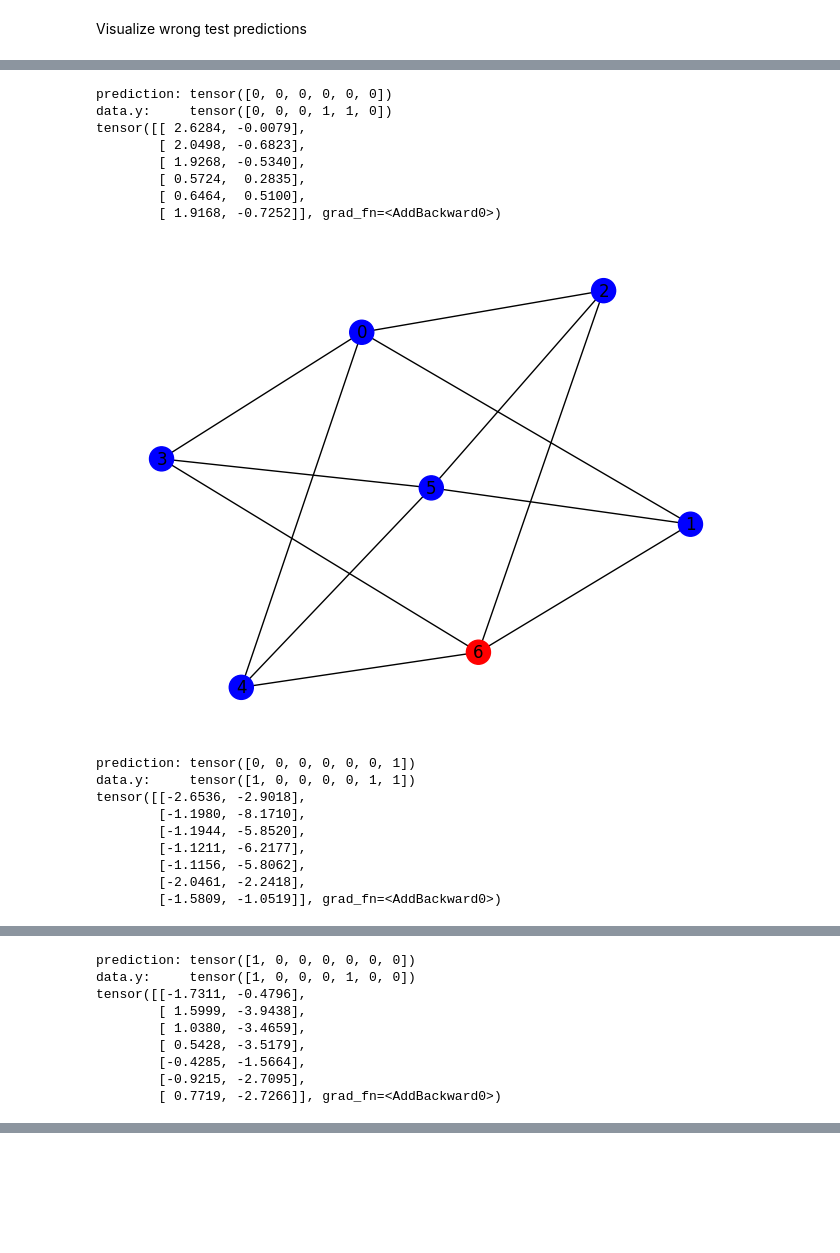
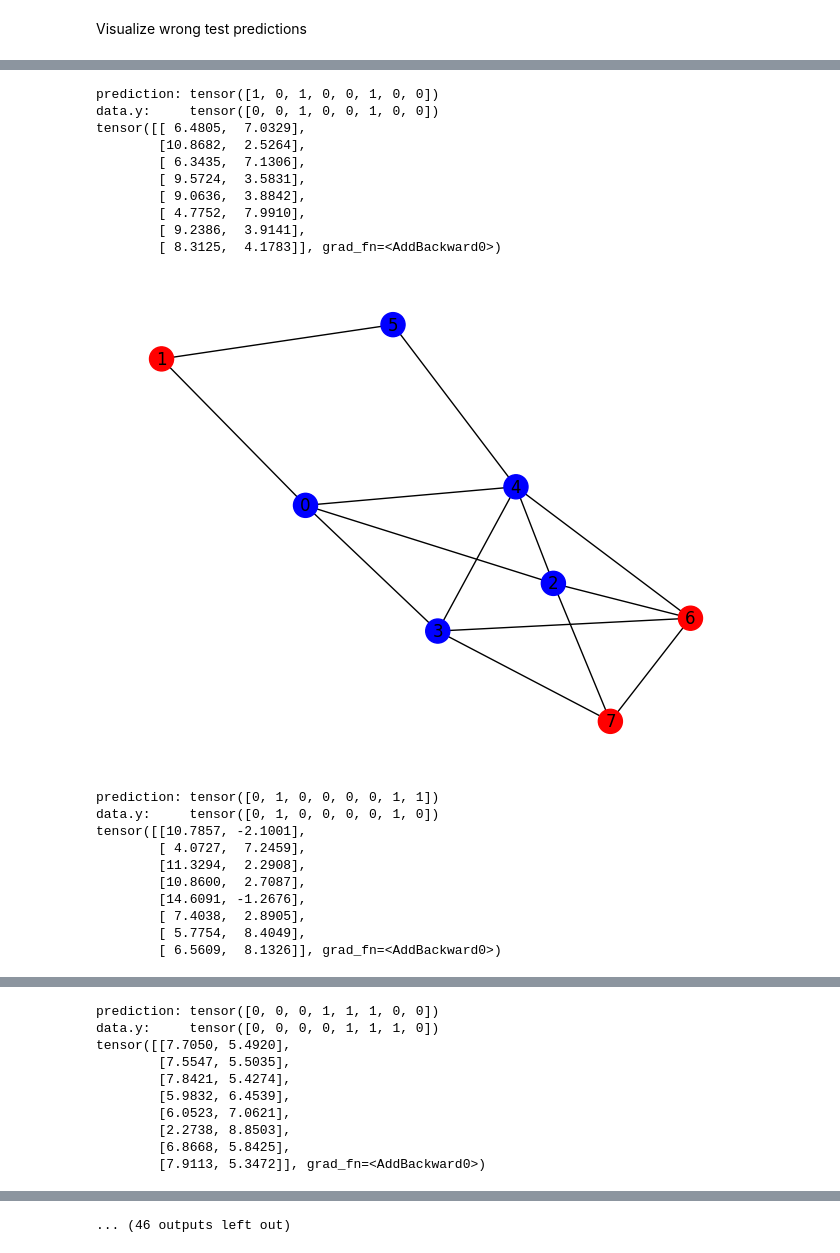
Before and after one commit to mkozlik/MIDS-GNN, a Jupyter notebook: MIDS_GNN.ipynb, the cells around one changed output, grey strips where cells are left out. Drawn from its saved outputs; the diff is of its cells as text; code cells hidden in the pictures; blank space fills up the shorter version.

```diff
--- a/MIDS_GNN.ipynb
+++ b/MIDS_GNN.ipynb
@@ -523,8 +523,11 @@ from torch_geometric.loader import DataLoader
 from torch_geometric.nn import GATConv
 
 #path = osp.join(osp.dirname(osp.realpath(__file__)), '..', 'data', 'PPI')
-train_dataset = dataset[:2000]
-test_dataset = dataset[2000:3171]
+torch.manual_seed(12345)
+dataset = dataset.shuffle()
+
+train_dataset = dataset[:3000]
+test_dataset = dataset[3000:3171]
 #val_dataset = PPI(path, split='val')
 
 train_loader = DataLoader(train_dataset, batch_size=128, shuffle=True)
@@ -661,5 +665,5 @@ torch.save(model, '3000g_4f.pth')
 # %%
-loaded = torch.load('3000g_4f.pth')
+loaded = torch.load('3000g_5f.pth')
 # %%
 def examine_pred(data, pred):
     G = pygUtils.to_networkx(data, to_undirected=True)
@@ -694,7 +698,7 @@ test(loader)
 # %% [markdown]
 Visualize wrong test predictions
 # %%
-for i in range(100):
+for i in range(500):
   d = dataset[i]
   predik = loaded(d.x, d.edge_index).argmax(dim=1)
   if not torch.equal(predik, d.y.type(torch.LongTensor)):
@@ -705,18 +709,21 @@ for i in range(100):
-prediction: tensor([0, 0, 0, 0, 0, 0])
-data.y:     tensor([0, 0, 0, 1, 1, 0])
-tensor([[ 2.6284, -0.0079],
-        [ 2.0498, -0.6823],
-        [ 1.9268, -0.5340],
-        [ 0.5724,  0.2835],
-        [ 0.6464,  0.5100],
-        [ 1.9168, -0.7252]], grad_fn=<AddBackward0>)
+prediction: tensor([1, 0, 1, 0, 0, 1, 0, 0])
+data.y:     tensor([0, 0, 1, 0, 0, 1, 0, 0])
+tensor([[ 6.4805,  7.0329],
+        [10.8682,  2.5264],
+        [ 6.3435,  7.1306],
+        [ 9.5724,  3.5831],
+        [ 9.0636,  3.8842],
+        [ 4.7752,  7.9910],
+        [ 9.2386,  3.9141],
+        [ 8.3125,  4.1783]], grad_fn=<AddBackward0>)
-[figure, old version]
+[figure, new version]
-prediction: tensor([0, 0, 0, 0, 0, 0, 1])
-data.y:     tensor([1, 0, 0, 0, 0, 1, 1])
-tensor([[-2.6536, -2.9018],
-        [-1.1980, -8.1710],
-        [-1.1944, -5.8520],
-        [-1.1211, -6.2177],
-        [-1.1156, -5.8062],
-        [-2.0461, -2.2418],
-        [-1.5809, -1.0519]], grad_fn=<AddBackward0>)
+prediction: tensor([0, 1, 0, 0, 0, 0, 1, 1])
+data.y:     tensor([0, 1, 0, 0, 0, 0, 1, 0])
+tensor([[10.7857, -2.1001],
+        [ 4.0727,  7.2459],
+        [11.3294,  2.2908],
+        [10.8600,  2.7087],
+        [14.6091, -1.2676],
+        [ 7.4038,  2.8905],
+        [ 5.7754,  8.4049],
+        [ 6.5609,  8.1326]], grad_fn=<AddBackward0>)
@@ -724,9 +731,10 @@ tensor([[-2.6536, -2.9018],
-prediction: tensor([1, 0, 0, 0, 0, 0, 0])
-data.y:     tensor([1, 0, 0, 0, 1, 0, 0])
-tensor([[-1.7311, -0.4796],
-        [ 1.5999, -3.9438],
-        [ 1.0380, -3.4659],
-        [ 0.5428, -3.5179],
-        [-0.4285, -1.5664],
-        [-0.9215, -2.7095],
-        [ 0.7719, -2.7266]], grad_fn=<AddBackward0>)
+prediction: tensor([0, 0, 0, 1, 1, 1, 0, 0])
+data.y:     tensor([0, 0, 0, 0, 1, 1, 1, 0])
+tensor([[7.7050, 5.4920],
+        [7.5547, 5.5035],
+        [7.8421, 5.4274],
+        [5.9832, 6.4539],
+        [6.0523, 7.0621],
+        [2.2738, 8.8503],
+        [6.8668, 5.8425],
+        [7.9113, 5.3472]], grad_fn=<AddBackward0>)
@@ -742,0 +774 @@ tensor([[-0.4095,  4.3704],
+... (46 outputs left out)
```
Also changed, not shown: parts of 9 cells of this notebook.
